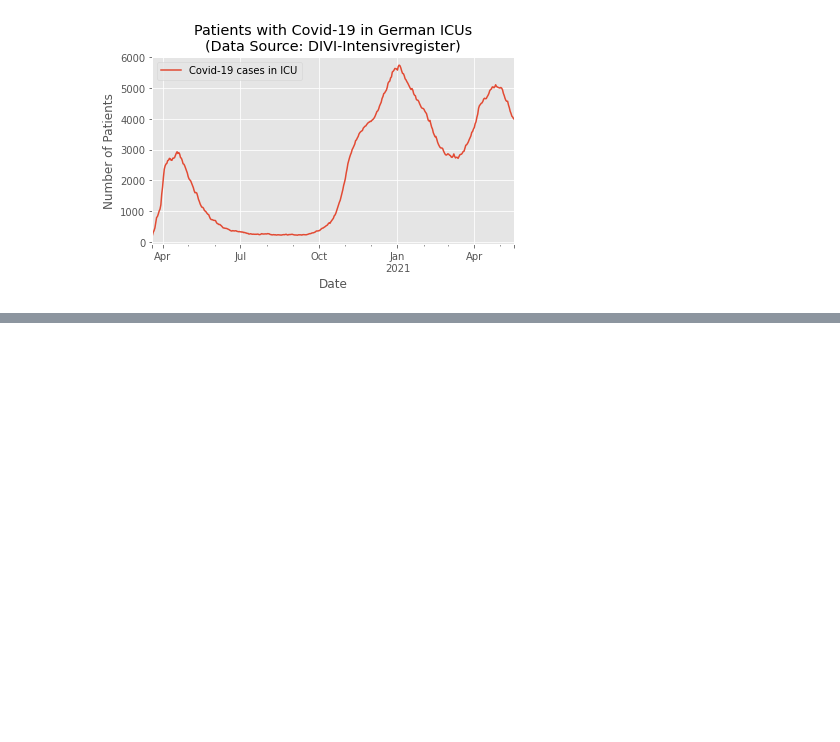
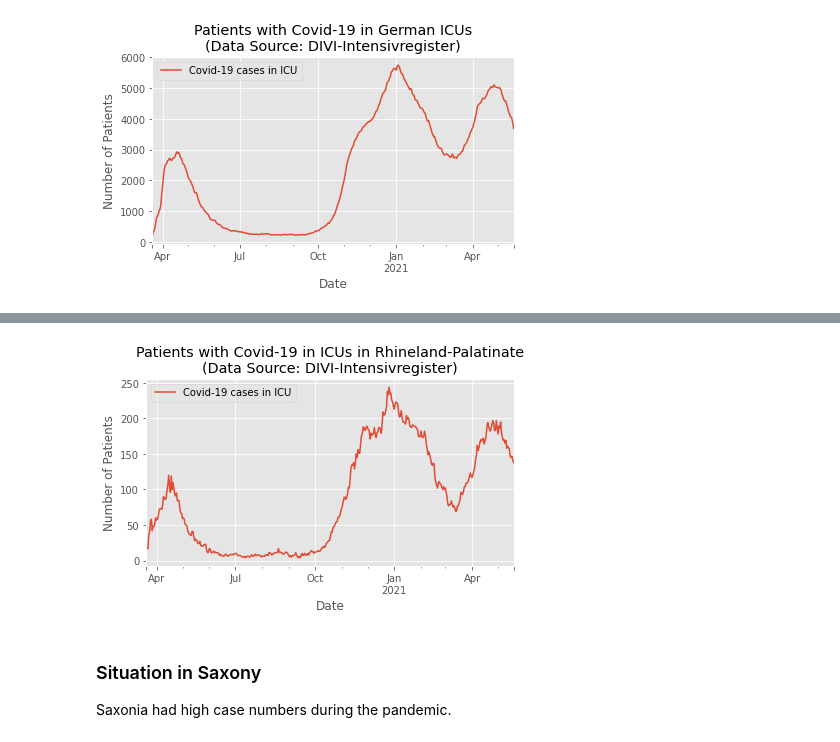
Before and after one commit to RuedigerVoigt/track-covid-19, a Jupyter notebook: intensive-care.ipynb, the cells around one changed output, grey strips where cells are left out. Cells and saved outputs as stored; diff of their text form; code cells hidden in the pictures; blank space fills up the shorter version.

```diff
--- a/intensive-care.ipynb
+++ b/intensive-care.ipynb
@@ -144,0 +177,3 @@ fig.savefig('img/covid-19-patients-in-icu-germany.png')
+# %%
+rlp = timeline_df[timeline_df.Bundesland=='RHEINLAND_PFALZ']
+rlp.tail(2)
@@ -144,0 +184,5 @@ fig.savefig('img/covid-19-patients-in-icu-germany.png')
+# %%
+icu_rlp = rlp.loc[ : , ['Datum', 'Aktuelle_COVID_Faelle_Erwachsene_ITS']]
+icu_rlp.columns = ['date', 'Covid-19 cases in ICU']
+icu_rlp.set_index('date', inplace=True)
+icu_rlp.info()
@@ -144,0 +198,11 @@ fig.savefig('img/covid-19-patients-in-icu-germany.png')
+# %%
+icu_cases_rlp = icu_rlp.plot(
+    title='Patients with Covid-19 in ICUs in Rhineland-Palatinate\n(Data Source: DIVI-Intensivregister)',
+xlabel='Date',
+ylabel='Number of Patients')
+# %% [output]
+[figure, added]
+# %% [markdown]
+### Situation in Saxony
+
+Saxonia had high case numbers during the pandemic.
```
Also changed, not shown: parts of 16 cells of this notebook, 10 other files.
